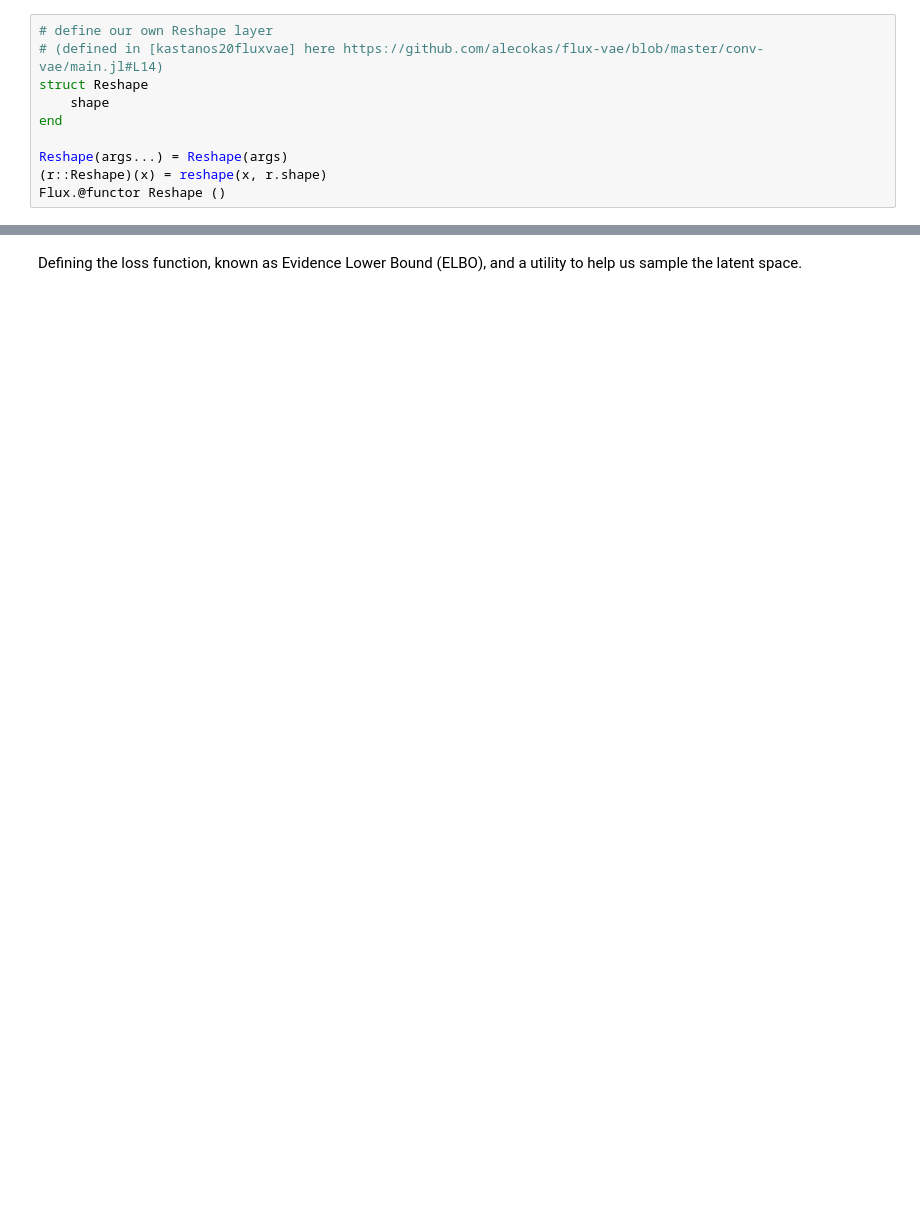
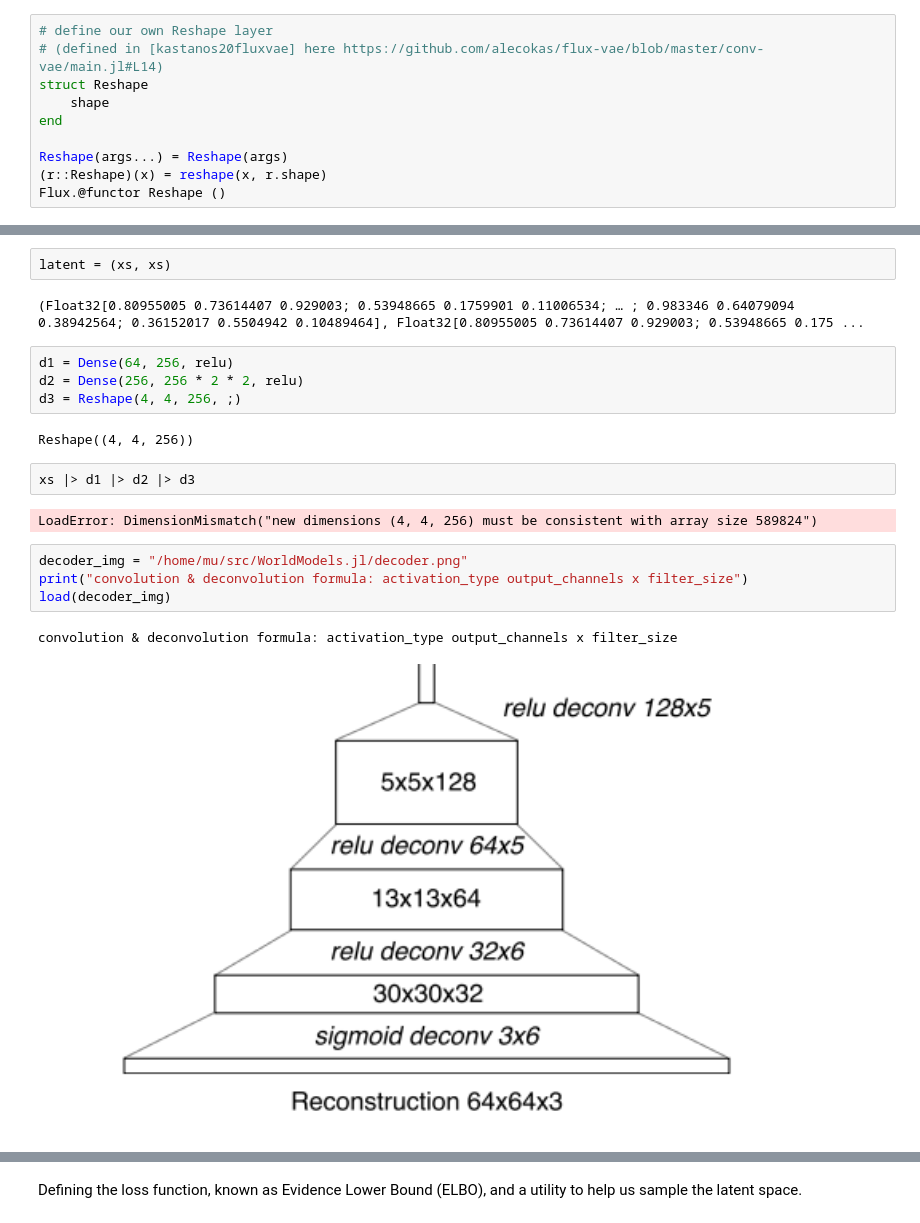
Before and after one commit to poppingtonic/WorldModels.jl, a Jupyter notebook: VAE-Experiments.jl.ipynb, the cells around one changed output, grey strips where cells are left out. Cells and saved outputs as stored; diff of their text form; blank space fills up the shorter version.

```diff
--- a/VAE-Experiments.jl.ipynb
+++ b/VAE-Experiments.jl.ipynb
@@ -162,3 +228,24 @@ Flux.@functor Reshape ()
+# %%
+latent = (xs, xs)
+# %% [output]
+(Float32[0.80955005 0.73614407 0.929003; 0.53948665 0.1759901 0.11006534; … ; 0.983346 0.64079094 0.38942564; 0.36152017 0.5504942 0.10489464], Float32[0.80955005 0.73614407 0.929003; 0.53948665 0.175 ...
+# %%
+d1 = Dense(64, 256, relu)
+d2 = Dense(256, 256 * 2 * 2, relu)
+d3 = Reshape(4, 4, 256, ;)
+# %% [output]
+Reshape((4, 4, 256))
+# %%
+xs |> d1 |> d2 |> d3
+# %% [output]
+LoadError: DimensionMismatch("new dimensions (4, 4, 256) must be consistent with array size 589824")
+# %%
+decoder_img = "/home/mu/src/WorldModels.jl/decoder.png"
+print("convolution & deconvolution formula: activation_type output_channels x filter_size")
+load(decoder_img)
+# %% [output]
+convolution & deconvolution formula: activation_type output_channels x filter_size
+[figure, added]
 # %%
 decoder = Chain(
     Dense(Dlatent, 256, relu),
```
Also changed, not shown: parts of 28 cells of this notebook, 1 other file.
